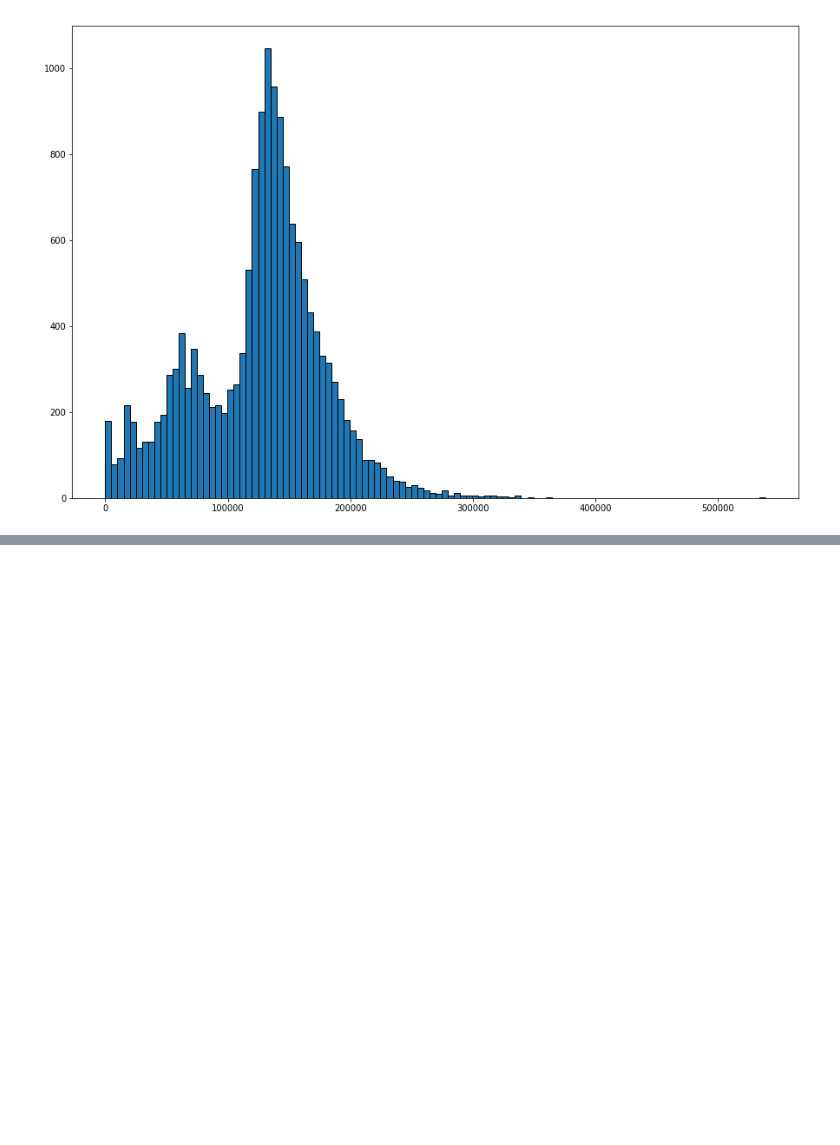
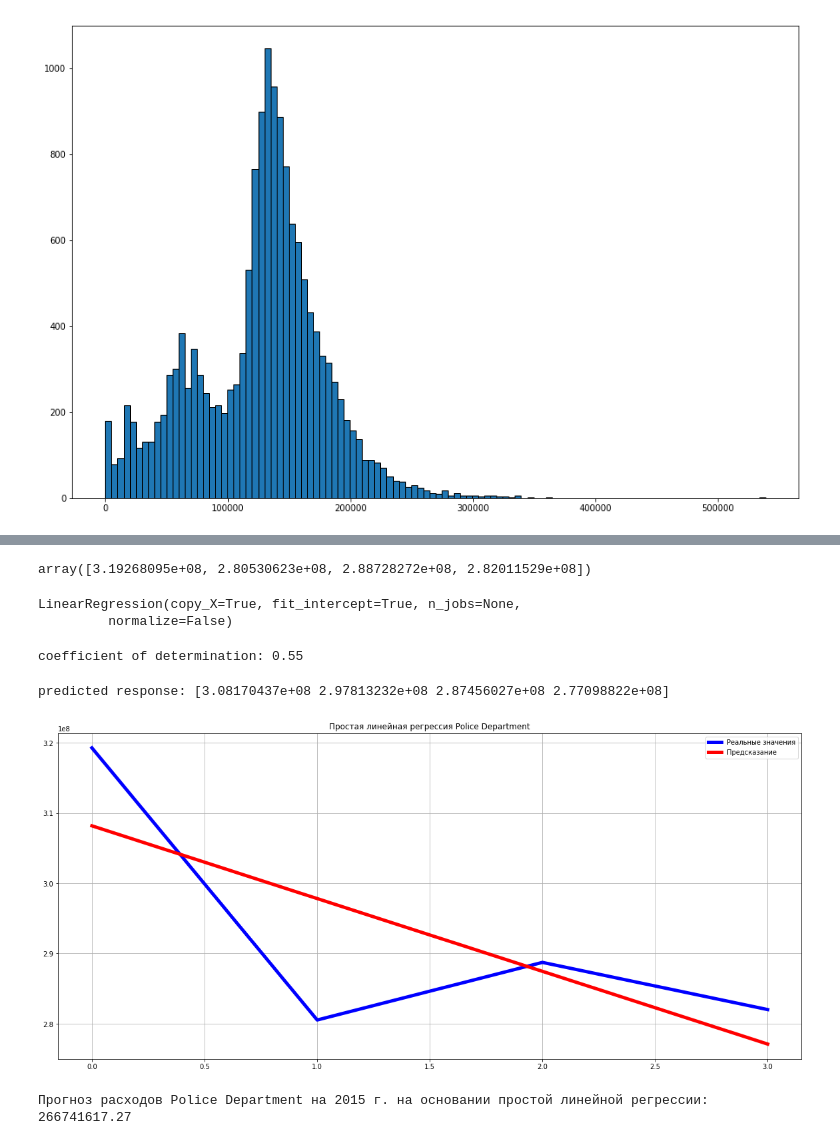
Before and after one commit to ilfun/Final_Project, a Jupyter notebook: Final_file.ipynb, the cells around one changed output, grey strips where cells are left out. Saved outputs shown, nothing was run; the diff lists cells and outputs as text; code cells hidden in the pictures; blank space fills up the shorter version.

```diff
--- a/Final_file.ipynb
+++ b/Final_file.ipynb
@@ -297,0 +235,38 @@ array([1.97802401e+08])
+# %%
+y_p = g_p['TotalPayBenefits'].values
+y_p
+# %% [output]
+array([3.19268095e+08, 2.80530623e+08, 2.88728272e+08, 2.82011529e+08])
+# %%
+model = LinearRegression()
+# %%
+model.fit(x_p, y_p)
+# %% [output]
+LinearRegression(copy_X=True, fit_intercept=True, n_jobs=None,
+         normalize=False)
+# %%
+r_sq = model.score(x_p, y_p)
+print('coefficient of determination:', r_sq.round(2))
+# %% [output]
+coefficient of determination: 0.55
+# %%
+y_p_pred = model.predict(x_p)
+print('predicted response:', y_p_pred)
+# %% [output]
+predicted response: [3.08170437e+08 2.97813232e+08 2.87456027e+08 2.77098822e+08]
+# %%
+plt.figure(figsize=(20,9))
+plt.plot(y_p, "blue",linewidth=5, label='Реальные значения')
+plt.plot(y_p_pred, "red",linewidth=5, label='Предсказание')
+plt.legend(loc='best')
+plt.title("Простая линейная регрессия Police Department")
+plt.grid(True)
+plt.show()
+# %% [output]
+[figure, added]
+# %%
+x1_p = np.array([2015]).reshape(1, -1)
+y_p_pred = model.predict(x1_p)
+print('Прогноз расходов Police Department на 2015 г. на основании простой линейной регрессии:', y_p_pred[0].round(2))
+# %% [output]
+Прогноз расходов Police Department на 2015 г. на основании простой линейной регрессии: 266741617.27
```
Also changed, not shown: parts of 41 cells of this notebook.
